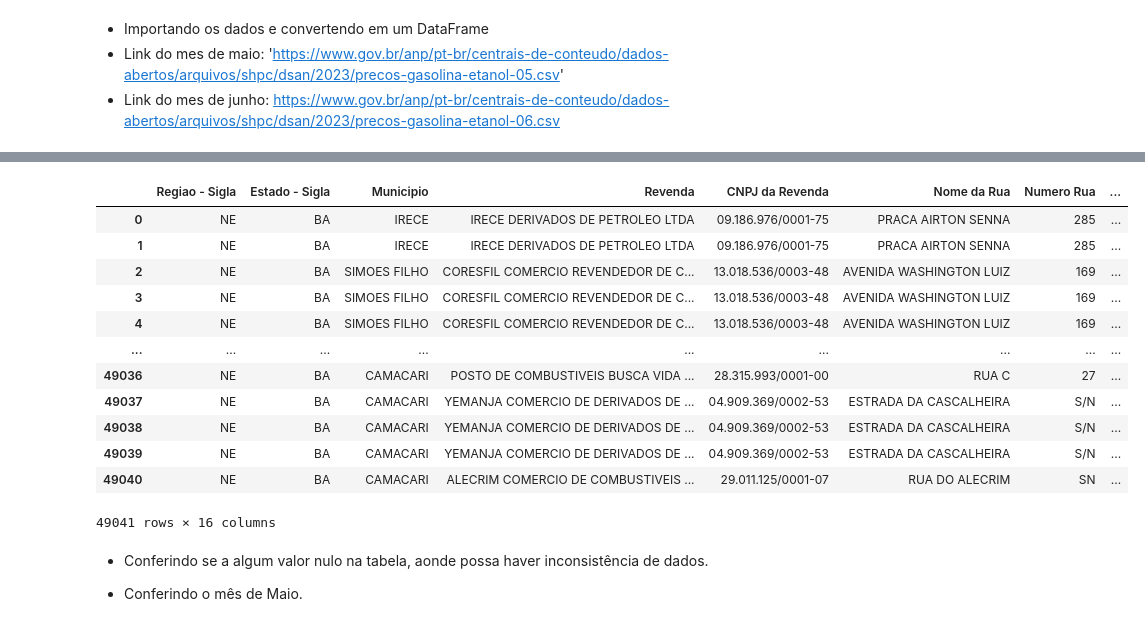
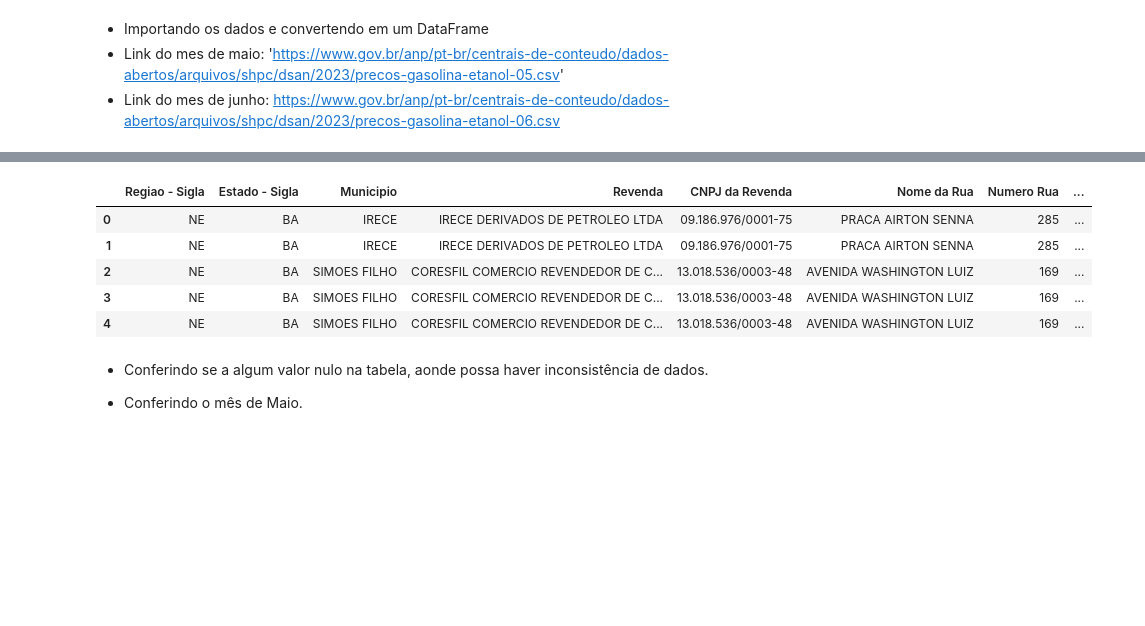
Before and after one commit to luisgoni/Trabalho-_Grupo_teste._Mod4, a Jupyter notebook: Trabalho_em_grupo_Mod4_Resília_Dados.ipynb, the cells around one changed output, grey strips where cells are left out. Saved outputs shown, nothing was run; the diff lists cells and outputs as text; code cells hidden in the pictures; blank space fills up the shorter version.

```diff
--- a/Trabalho_em_grupo_Mod4_Resília_Dados.ipynb
+++ b/Trabalho_em_grupo_Mod4_Resília_Dados.ipynb
@@ -71,20 +64,13 @@ Dados_mes_maio
 # %%
 Dados_mes_junho = pd.read_csv('https://www.gov.br/anp/pt-br/centrais-de-conteudo/dados-abertos/arquivos/shpc/dsan/2023/precos-gasolina-etanol-06.csv',sep=';')
-Dados_mes_junho
+Dados_mes_junho.head()
 # %% [output]
 |  | Regiao - Sigla | Estado - Sigla | Municipio | Revenda | CNPJ da Revenda | Nome da Rua | Numero Rua | ... |
 | 0 | NE | BA | IRECE | IRECE DERIVADOS DE PETROLEO LTDA | 09.186.976/0001-75 | PRACA AIRTON SENNA | 285 | ... |
 | 1 | NE | BA | IRECE | IRECE DERIVADOS DE PETROLEO LTDA | 09.186.976/0001-75 | PRACA AIRTON SENNA | 285 | ... |
 | 2 | NE | BA | SIMOES FILHO | CORESFIL COMERCIO REVENDEDOR DE C... | 13.018.536/0003-48 | AVENIDA WASHINGTON LUIZ | 169 | ... |
 | 3 | NE | BA | SIMOES FILHO | CORESFIL COMERCIO REVENDEDOR DE C... | 13.018.536/0003-48 | AVENIDA WASHINGTON LUIZ | 169 | ... |
 | 4 | NE | BA | SIMOES FILHO | CORESFIL COMERCIO REVENDEDOR DE C... | 13.018.536/0003-48 | AVENIDA WASHINGTON LUIZ | 169 | ... |
-| ... | ... | ... | ... | ... | ... | ... | ... | ... |
-| 49036 | NE | BA | CAMACARI | POSTO DE COMBUSTIVEIS BUSCA VIDA ... | 28.315.993/0001-00 | RUA C | 27 | ... |
-| 49037 | NE | BA | CAMACARI | YEMANJA COMERCIO DE DERIVADOS DE ... | 04.909.369/0002-53 | ESTRADA DA CASCALHEIRA | S/N | ... |
-| 49038 | NE | BA | CAMACARI | YEMANJA COMERCIO DE DERIVADOS DE ... | 04.909.369/0002-53 | ESTRADA DA CASCALHEIRA | S/N | ... |
-| 49039 | NE | BA | CAMACARI | YEMANJA COMERCIO DE DERIVADOS DE ... | 04.909.369/0002-53 | ESTRADA DA CASCALHEIRA | S/N | ... |
-| 49040 | NE | BA | CAMACARI | ALECRIM COMERCIO DE COMBUSTIVEIS ... | 29.011.125/0001-07 | RUA DO ALECRIM | SN | ... |
-49041 rows × 16 columns
 # %% [markdown]
 * Conferindo se a algum valor nulo na tabela, aonde possa haver inconsistência de dados.
 - Conferindo o mês de Maio.
```
Also changed, not shown: parts of 48 cells of this notebook.
